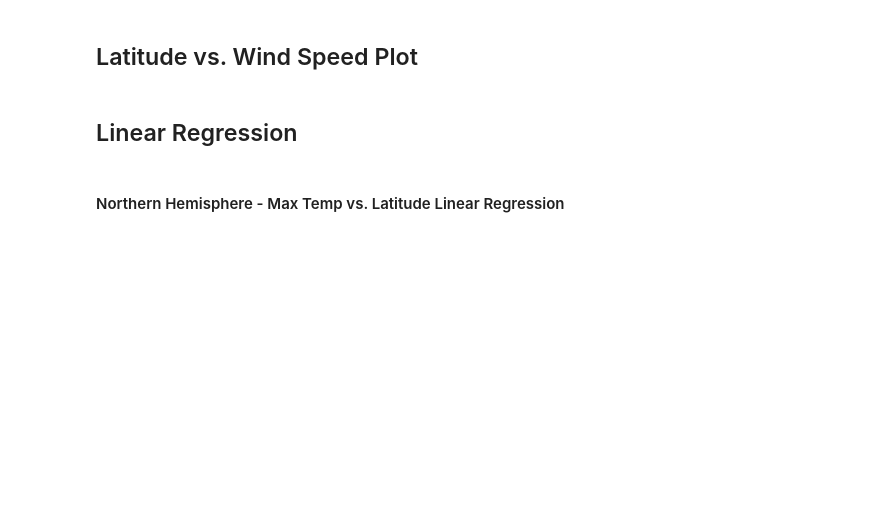
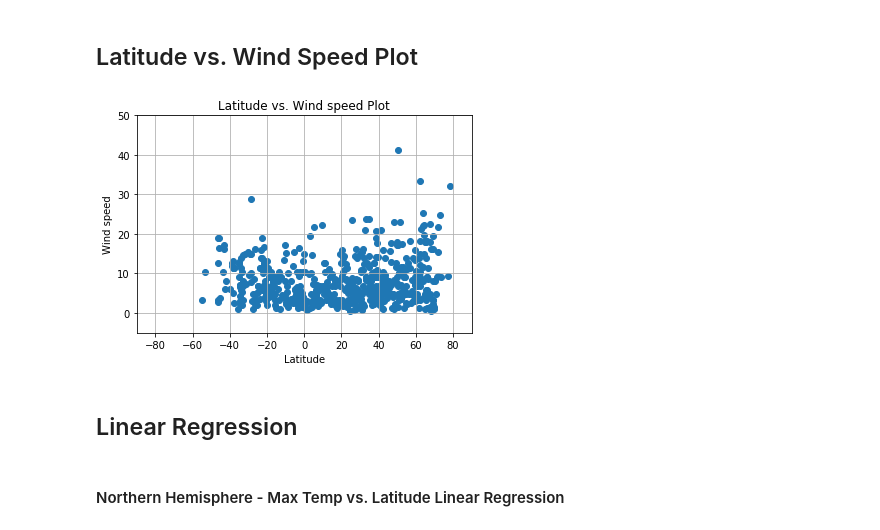
Before and after one commit to chandlergibbons/python-api-challenge, a Jupyter notebook: 06-Python-APIs/Instructions/WeatherPy.ipynb, the cells around one changed output. Saved outputs shown, nothing was run; the diff lists cells and outputs as text; code cells hidden in the pictures; blank space fills up the shorter version.

```diff
--- a/06-Python-APIs/Instructions/WeatherPy.ipynb
+++ b/06-Python-APIs/Instructions/WeatherPy.ipynb
@@ -214,4 +264,13 @@ Skip this step if there are no cities that have humidity > 100%.
 # %% [markdown]
 ## Latitude vs. Wind Speed Plot
+# %%
+plt.scatter(clean_city_data["Lat"], clean_city_data["Wind speed"])
+plt.xlabel("Latitude")
+plt.ylabel("Wind speed")
+plt.title("Latitude vs. Wind speed Plot")
+plt.axis([-90, 90, -5, 50])
+plt.grid()
+# %% [output]
+[figure, added]
 # %% [markdown]
 ## Linear Regression
```
Also changed, not shown: parts of 25 cells of this notebook, 3 other files.
